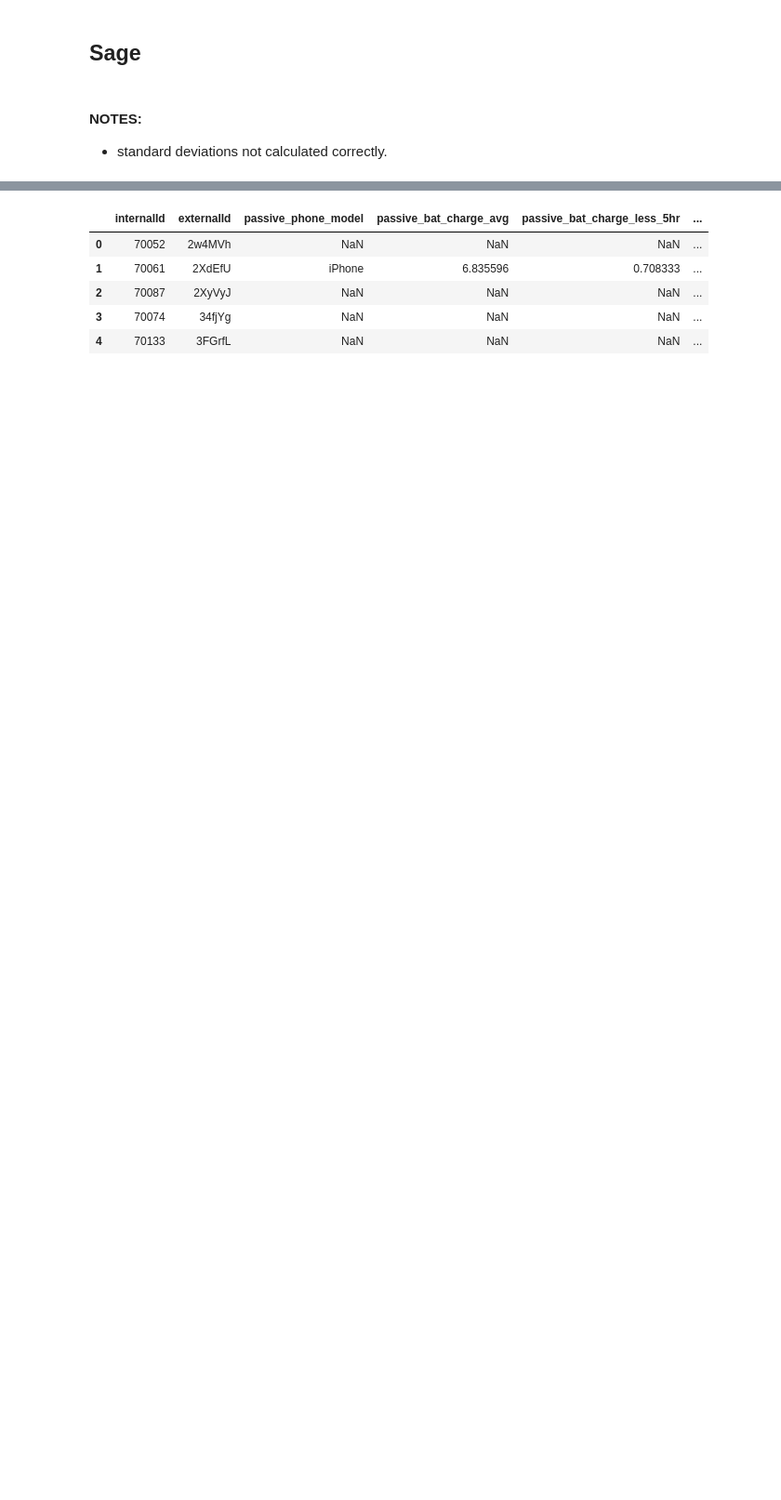
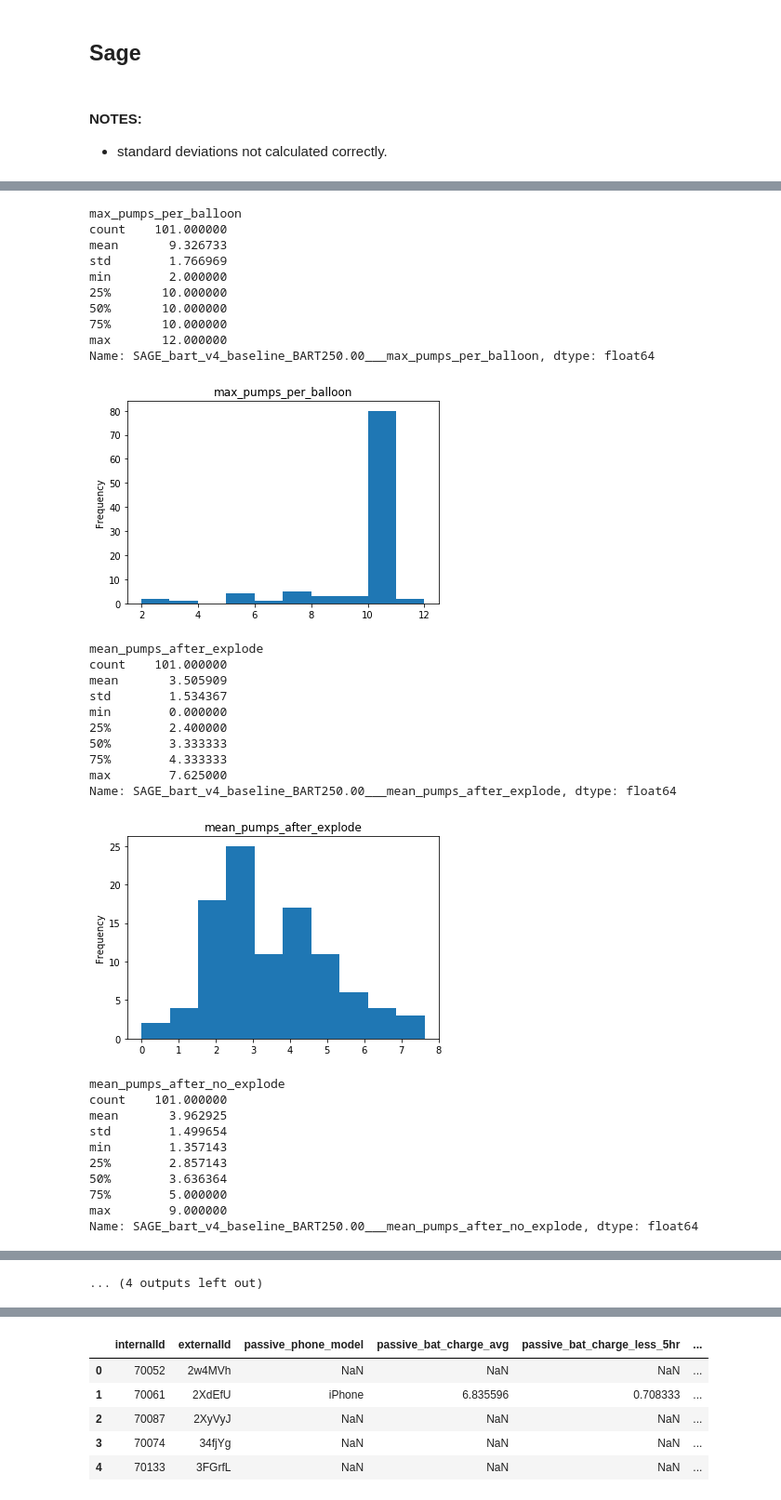
Before and after one commit to wraikes/partnership, a Jupyter notebook: analysis/BART_Outliers.ipynb, the cells around one changed output, grey strips where cells are left out. Shown at 93% size. Saved outputs shown, nothing was run; the diff lists cells and outputs as text; code cells hidden in the pictures; blank space fills up the shorter version.

```diff
--- a/analysis/BART_Outliers.ipynb
+++ b/analysis/BART_Outliers.ipynb
@@ -11,0 +157,35 @@ dmt = pd.read_csv('../data/final_data/DMT_Data_Merged_10.25.17.csv')
+# %%
+describe_bart('SAGE_bart_v4_baseline_BART250.00')
+# %% [output]
+max_pumps_per_balloon
+count    101.000000
+mean       9.326733
+std        1.766969
+min        2.000000
+25%       10.000000
+50%       10.000000
+75%       10.000000
+max       12.000000
+Name: SAGE_bart_v4_baseline_BART250.00___max_pumps_per_balloon, dtype: float64
+[figure, added]
+mean_pumps_after_explode
+count    101.000000
+mean       3.505909
+std        1.534367
+min        0.000000
+25%        2.400000
+50%        3.333333
+75%        4.333333
+max        7.625000
+Name: SAGE_bart_v4_baseline_BART250.00___mean_pumps_after_explode, dtype: float64
+[figure, added]
+mean_pumps_after_no_explode
+count    101.000000
+mean       3.962925
+std        1.499654
+min        1.357143
+25%        2.857143
+50%        3.636364
+75%        5.000000
+max        9.000000
+Name: SAGE_bart_v4_baseline_BART250.00___mean_pumps_after_no_explode, dtype: float64
@@ -11,0 +226 @@ dmt = pd.read_csv('../data/final_data/DMT_Data_Merged_10.25.17.csv')
+... (4 outputs left out)
```
Also changed, not shown: parts of 24 cells of this notebook, 1 other file.
